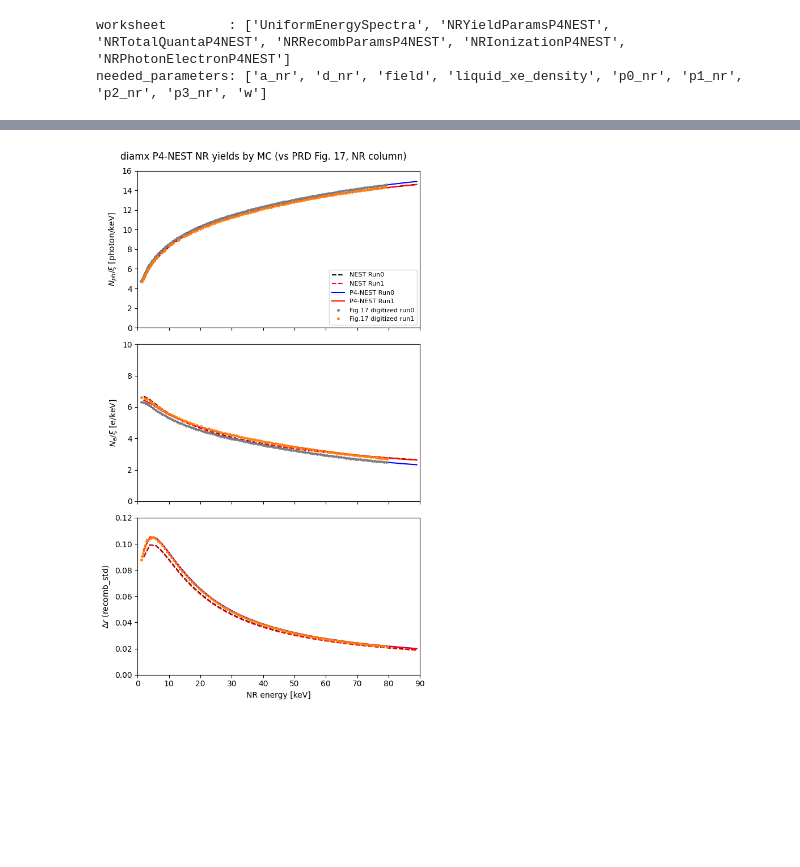
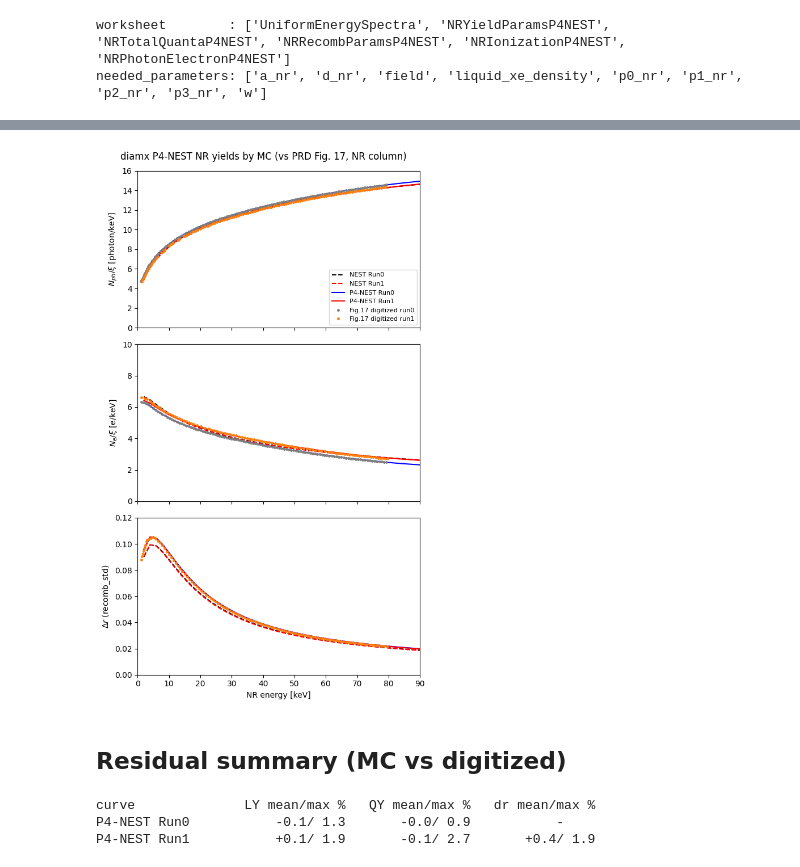
Before and after one commit to mhliu0001/diamx, a Jupyter notebook: notebooks/pandax4t_nr_yields.ipynb, the cells around one changed output, grey strips where cells are left out. Drawn from its saved outputs; the diff is of its cells as text; code cells hidden in the pictures; blank space fills up the shorter version.

```diff
--- a/notebooks/pandax4t_nr_yields.ipynb
+++ b/notebooks/pandax4t_nr_yields.ipynb
@@ -27,6 +35,6 @@ Register a uniform energy spectrum (1-90 keV) + the P4-NEST NR plugins, then `de
 # %%
 comp = NRYieldPandaX4T('nr')
-comp.set_config({'lower_energy': 1.0, 'upper_energy': 90.0, 'xi_norm_nr': 150.0})
+comp.set_config({'lower_energy': 1.0, 'upper_energy': 95.0, 'xi_norm_nr': XI_NORM})
 comp.deduce(
     data_names=['energy', 'num_photon', 'num_electron', 'recomb_std'],
     force_no_eff=True,
@@ -44,19 +51,27 @@ needed_parameters: ['a_nr', 'd_nr', 'field', 'liquid_xe_density', 'p0_nr', 'p1_n
 pm = apt.Parameter(get_file_path_diamx('pandax4t_nr_par.json'))
 pm.sample_prior()
 base = pm.get_all_parameter()
+W = base['w']
 
-def mc_yields(params, n=2_000_000, nbins=45):
+# digitized Fig. 17 curves (energy [keV], value); recomb_std: run0~run1 -> use run1
+ddir = os.path.join(os.path.dirname(diamx.__file__), 'data')
+def load(name):
+    f = os.path.join(ddir, name)
+    return np.loadtxt(f, delimiter=',') if os.path.exists(f) else None
+dig = {obs: {run: load(f'pandax4t_{run}_nr_{obs}.csv') for run in ['run0', 'run1']}
+       for obs in ['ly', 'qy', 'recomb_std']}
+
+def mc_yields(params, n=2_000_000, nbins=47):
+    """Bin per-event num_photon/E, num_electron/E, recomb_std in energy."""
     key = apt.get_key()
     key, out = comp.simulate(key, n, params)
-    energy, nph, ne, recomb_std = (np.asarray(x) for x in out)
-    edges = np.linspace(1, 90, nbins + 1)
-    ctr = 0.5 * (edges[:-1] + edges[1:])
+    energy, nph, ne, rs = (np.asarray(x) for x in out)
+    edges = np.linspace(1, 95, nbins + 1); ctr = 0.5 * (edges[:-1] + edges[1:])
+    idx = np.digitize(energy, edges) - 1
     ly = np.full(nbins, np.nan); qy = np.full(nbins, np.nan); dr = np.full(nbins, np.nan)
-    idx = np.digitize(energy, edges) - 1
     for b in range(nbins):
         m = idx == b
         if m.sum() > 50:
-            ly[b] = np.mean(nph[m] / energy[m])
-            qy[b] = np.mean(ne[m] / energy[m])
-            dr[b] = np.mean(recomb_std[m])
+            ly[b] = np.mean(nph[m] / energy[m]); qy[b] = np.mean(ne[m] / energy[m])
+            dr[b] = np.mean(rs[m])
     return ctr, ly, qy, dr
@@ -68,41 +122,56 @@ def mc_yields(params, n=2_000_000, nbins=45):
 # %%
-FIELD_RUN0, FIELD_RUN1 = 93.0, 84.0   # drift field [V/cm]
+pfit = dict(p0_nr=p_fit[0], p1_nr=p_fit[1], p2_nr=p_fit[2], p3_nr=p_fit[3])
 off = dict(p0_nr=0.0, p1_nr=0.0, p2_nr=0.0, p3_nr=0.0, a_nr=1.0, d_nr=0.0)
 cases = {
     'NEST Run0':    dict(base, field=FIELD_RUN0, **off),
     'NEST Run1':    dict(base, field=FIELD_RUN1, **off),
-    'P4-NEST Run0': dict(base, field=FIELD_RUN0, d_nr=0.0),
-    'P4-NEST Run1': dict(base, field=FIELD_RUN1, d_nr=-0.032),
+    'P4-NEST Run0': dict(base, field=FIELD_RUN0, d_nr=0.0, **pfit),
+    'P4-NEST Run1': dict(base, field=FIELD_RUN1, d_nr=D_NR_RUN1, **pfit),
 }
 res = {name: mc_yields(p) for name, p in cases.items()}
 # %%
-# digitized Fig. 17 curves (energy [keV], value). recomb_std: run0~run1, use run1.
-ddir = os.path.join(os.path.dirname(diamx.__file__), 'data')
-def load(name):
-    f = os.path.join(ddir, name)
-    return np.loadtxt(f, delimiter=',') if os.path.exists(f) else None
-dig = {obs: {run: load(f'pandax4t_{run}_nr_{obs}.csv') for run in ['run0', 'run1']}
-       for obs in ['ly', 'qy', 'recomb_std']}
-
 style = {'NEST Run0': 'k--', 'NEST Run1': 'r--', 'P4-NEST Run0': 'b-', 'P4-NEST Run1': 'r-'}
 dcol = {'run0': 'tab:gray', 'run1': 'tab:orange'}
 fig, ax = plt.subplots(3, 1, figsize=(6, 10), sharex=True)
 for name, (ctr, ly, qy, dr) in res.items():
     ax[0].plot(ctr, ly, style[name], label=name)
-    ax[1].plot(ctr, qy, style[name])
-    ax[2].plot(ctr, dr, style[name])
+    ax[1].plot(ctr, qy, style[name]); ax[2].plot(ctr, dr, style[name])
 for j, obs in enumerate(['ly', 'qy', 'recomb_std']):
     for run in ['run0', 'run1']:
         d = dig[obs][run]
         if d is not None:
             lbl = f'Fig.17 digitized {run}' if j == 0 else None
             ax[j].plot(d[:, 0], d[:, 1], 'o', ms=2.5, color=dcol[run], label=lbl)
 ax[0].set_ylabel(r'$N_{ph}/\xi$ [photon/keV]'); ax[0].set_ylim(0, 16); ax[0].legend(fontsize=8)
 ax[1].set_ylabel(r'$N_e/\xi$ [e/keV]'); ax[1].set_ylim(0, 10)
 ax[2].set_ylabel(r'$\Delta r$ (recomb_std)'); ax[2].set_ylim(0, 0.12)
 ax[2].set_xlabel('NR energy [keV]'); ax[2].set_xlim(0, 90)
 fig.suptitle('diamx P4-NEST NR yields by MC (vs PRD Fig. 17, NR column)')
 fig.tight_layout(); plt.show()
 # %% [output]
-[figure, old version]
+[figure, new version]
+# %% [markdown]
+## Residual summary (MC vs digitized)
+# %%
+def residual(mc_name, mc_idx, obs, run, lo=2, hi=90):
+    d = dig[obs][run]
+    if d is None:
+        return None
+    ctr = res[mc_name][0]; mcy = res[mc_name][mc_idx]
+    m = (d[:, 0] >= lo) & (d[:, 0] <= hi)
+    rel = (np.interp(d[m, 0], ctr, mcy) - d[m, 1]) / d[m, 1] * 100
+    return np.nanmean(rel), np.nanmax(np.abs(rel))
+
+print(f"{'curve':16s}{'LY mean/max %':>16}{'QY mean/max %':>16}{'dr mean/max %':>16}")
+for name in ['P4-NEST Run0', 'P4-NEST Run1']:
+    run = 'run0' if 'Run0' in name else 'run1'
+    out = name.ljust(16)
+    for obs, idx in [('ly', 1), ('qy', 2), ('recomb_std', 3)]:
+        r = residual(name, idx, obs, run)
+        out += (f'{r[0]:+6.1f}/{r[1]:4.1f}' if r else '     -    ').rjust(16)
+    print(out)
+# %% [output]
+curve              LY mean/max %   QY mean/max %   dr mean/max %
+P4-NEST Run0           -0.1/ 1.3       -0.0/ 0.9           -
+P4-NEST Run1           +0.1/ 1.9       -0.1/ 2.7       +0.4/ 1.9
 # %% [markdown]
```
Also changed, not shown: parts of 10 cells of this notebook.
